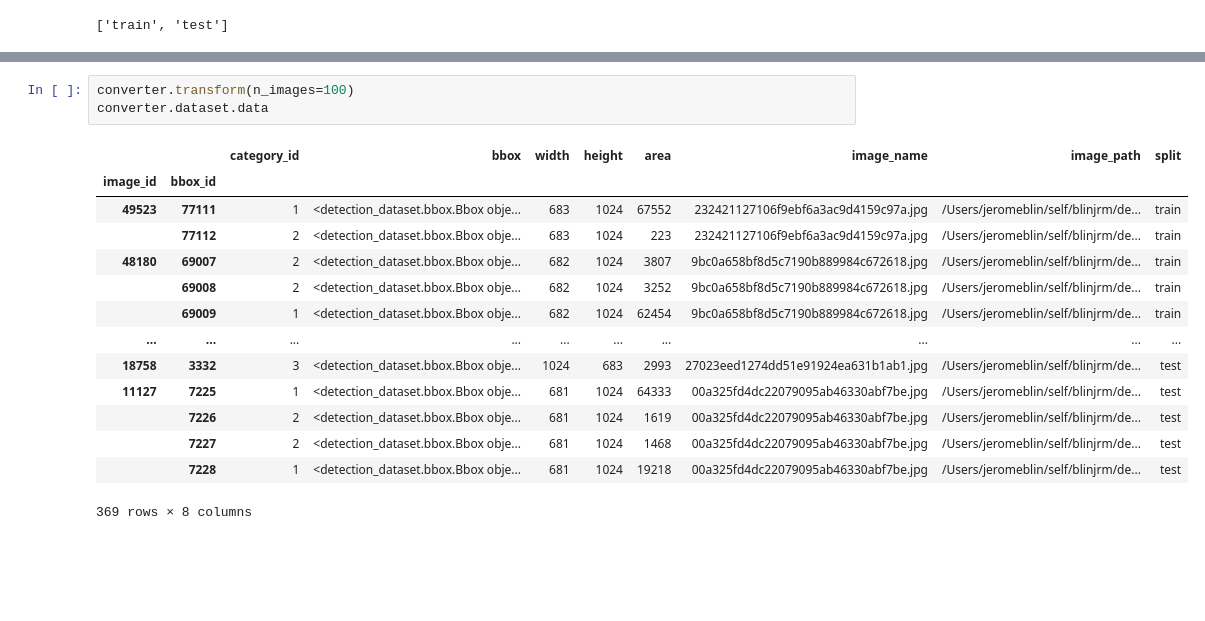
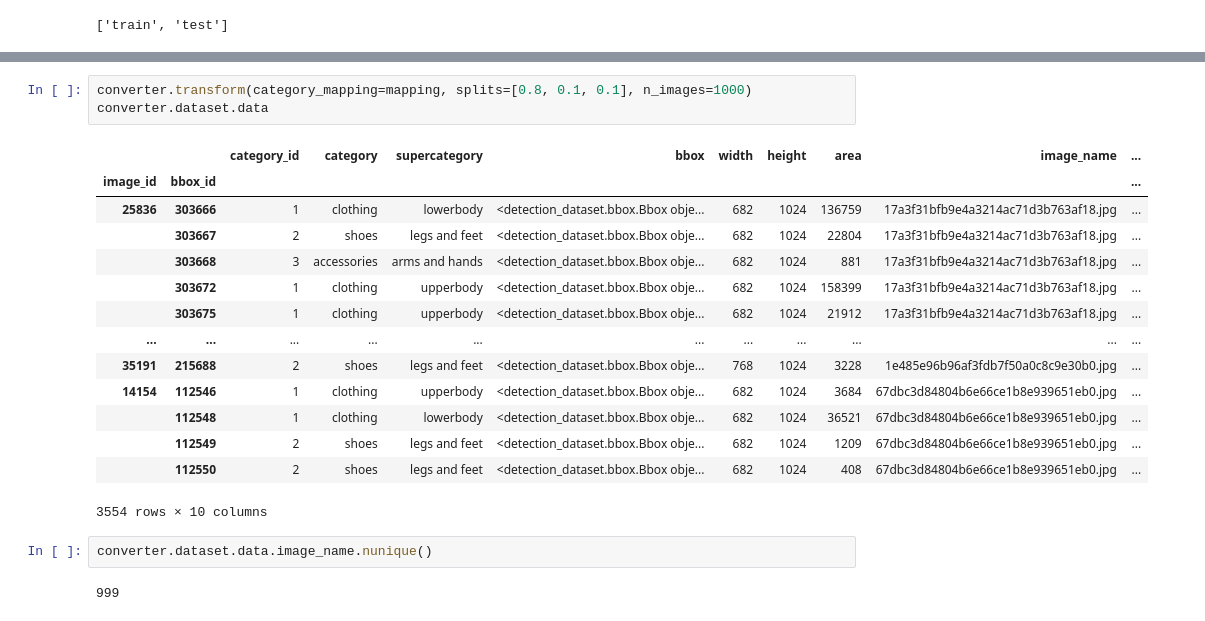
Before and after one commit to blinjrm/detection-datasets, a Jupyter notebook: notebooks/factory_transform_refactored.ipynb, the cells around one changed output, grey strips where cells are left out. Drawn from its saved outputs; the diff is of its cells as text; blank space fills up the shorter version.

Commit message:
refactor: update writers with refactored dataset

```diff
--- a/notebooks/factory_transform_refactored.ipynb
+++ b/notebooks/factory_transform_refactored.ipynb
@@ -113,19 +95,23 @@ converter.dataset.data
 # %%
-converter.transform(n_images=100)
+converter.transform(category_mapping=mapping, splits=[0.8, 0.1, 0.1], n_images=1000)
 converter.dataset.data
 # %% [output]
-|  |  | category_id | bbox | width | height | area | image_name | image_path | split |
-| image_id | bbox_id |  |  |  |  |  |  |  |  |
-| 49523 | 77111 | 1 | <detection_dataset.bbox.Bbox obje... | 683 | 1024 | 67552 | 232421127106f9ebf6a3ac9d4159c97a.jpg | /Users/jeromeblin/self/blinjrm/de... | train |
-|  | 77112 | 2 | <detection_dataset.bbox.Bbox obje... | 683 | 1024 | 223 | 232421127106f9ebf6a3ac9d4159c97a.jpg | /Users/jeromeblin/self/blinjrm/de... | train |
-| 48180 | 69007 | 2 | <detection_dataset.bbox.Bbox obje... | 682 | 1024 | 3807 | 9bc0a658bf8d5c7190b889984c672618.jpg | /Users/jeromeblin/self/blinjrm/de... | train |
-|  | 69008 | 2 | <detection_dataset.bbox.Bbox obje... | 682 | 1024 | 3252 | 9bc0a658bf8d5c7190b889984c672618.jpg | /Users/jeromeblin/self/blinjrm/de... | train |
-|  | 69009 | 1 | <detection_dataset.bbox.Bbox obje... | 682 | 1024 | 62454 | 9bc0a658bf8d5c7190b889984c672618.jpg | /Users/jeromeblin/self/blinjrm/de... | train |
-| ... | ... | ... | ... | ... | ... | ... | ... | ... | ... |
-| 18758 | 3332 | 3 | <detection_dataset.bbox.Bbox obje... | 1024 | 683 | 2993 | 27023eed1274dd51e91924ea631b1ab1.jpg | /Users/jeromeblin/self/blinjrm/de... | test |
-| 11127 | 7225 | 1 | <detection_dataset.bbox.Bbox obje... | 681 | 1024 | 64333 | 00a325fd4dc22079095ab46330abf7be.jpg | /Users/jeromeblin/self/blinjrm/de... | test |
-|  | 7226 | 2 | <detection_dataset.bbox.Bbox obje... | 681 | 1024 | 1619 | 00a325fd4dc22079095ab46330abf7be.jpg | /Users/jeromeblin/self/blinjrm/de... | test |
-|  | 7227 | 2 | <detection_dataset.bbox.Bbox obje... | 681 | 1024 | 1468 | 00a325fd4dc22079095ab46330abf7be.jpg | /Users/jeromeblin/self/blinjrm/de... | test |
-|  | 7228 | 1 | <detection_dataset.bbox.Bbox obje... | 681 | 1024 | 19218 | 00a325fd4dc22079095ab46330abf7be.jpg | /Users/jeromeblin/self/blinjrm/de... | test |
+|  |  | category_id | category | supercategory | bbox | width | height | area | image_name | ... |
+| image_id | bbox_id |  |  |  |  |  |  |  |  | ... |
+| 25836 | 303666 | 1 | clothing | lowerbody | <detection_dataset.bbox.Bbox obje... | 682 | 1024 | 136759 | 17a3f31bfb9e4a3214ac71d3b763af18.jpg | ... |
+|  | 303667 | 2 | shoes | legs and feet | <detection_dataset.bbox.Bbox obje... | 682 | 1024 | 22804 | 17a3f31bfb9e4a3214ac71d3b763af18.jpg | ... |
+|  | 303668 | 3 | accessories | arms and hands | <detection_dataset.bbox.Bbox obje... | 682 | 1024 | 881 | 17a3f31bfb9e4a3214ac71d3b763af18.jpg | ... |
+|  | 303672 | 1 | clothing | upperbody | <detection_dataset.bbox.Bbox obje... | 682 | 1024 | 158399 | 17a3f31bfb9e4a3214ac71d3b763af18.jpg | ... |
+|  | 303675 | 1 | clothing | upperbody | <detection_dataset.bbox.Bbox obje... | 682 | 1024 | 21912 | 17a3f31bfb9e4a3214ac71d3b763af18.jpg | ... |
+| ... | ... | ... | ... | ... | ... | ... | ... | ... | ... | ... |
+| 35191 | 215688 | 2 | shoes | legs and feet | <detection_dataset.bbox.Bbox obje... | 768 | 1024 | 3228 | 1e485e96b96af3fdb7f50a0c8c9e30b0.jpg | ... |
+| 14154 | 112546 | 1 | clothing | upperbody | <detection_dataset.bbox.Bbox obje... | 682 | 1024 | 3684 | 67dbc3d84804b6e66ce1b8e939651eb0.jpg | ... |
+|  | 112548 | 1 | clothing | lowerbody | <detection_dataset.bbox.Bbox obje... | 682 | 1024 | 36521 | 67dbc3d84804b6e66ce1b8e939651eb0.jpg | ... |
+|  | 112549 | 2 | shoes | legs and feet | <detection_dataset.bbox.Bbox obje... | 682 | 1024 | 1209 | 67dbc3d84804b6e66ce1b8e939651eb0.jpg | ... |
+|  | 112550 | 2 | shoes | legs and feet | <detection_dataset.bbox.Bbox obje... | 682 | 1024 | 408 | 67dbc3d84804b6e66ce1b8e939651eb0.jpg | ... |
-369 rows × 8 columns
+3554 rows × 10 columns
+# %%
+converter.dataset.data.image_name.nunique()
+# %% [output]
+999
 # %%
```
Also changed, not shown: parts of 4 cells of this notebook, 6 other files.
